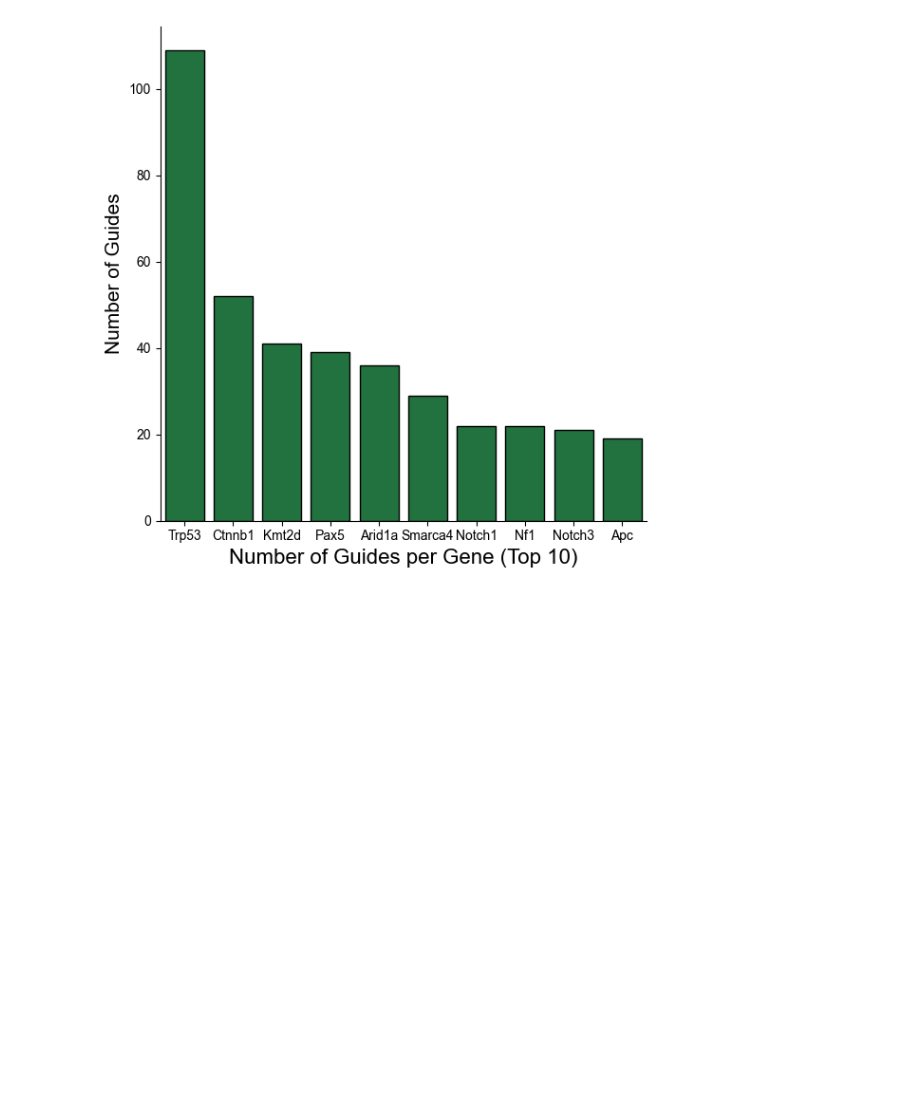
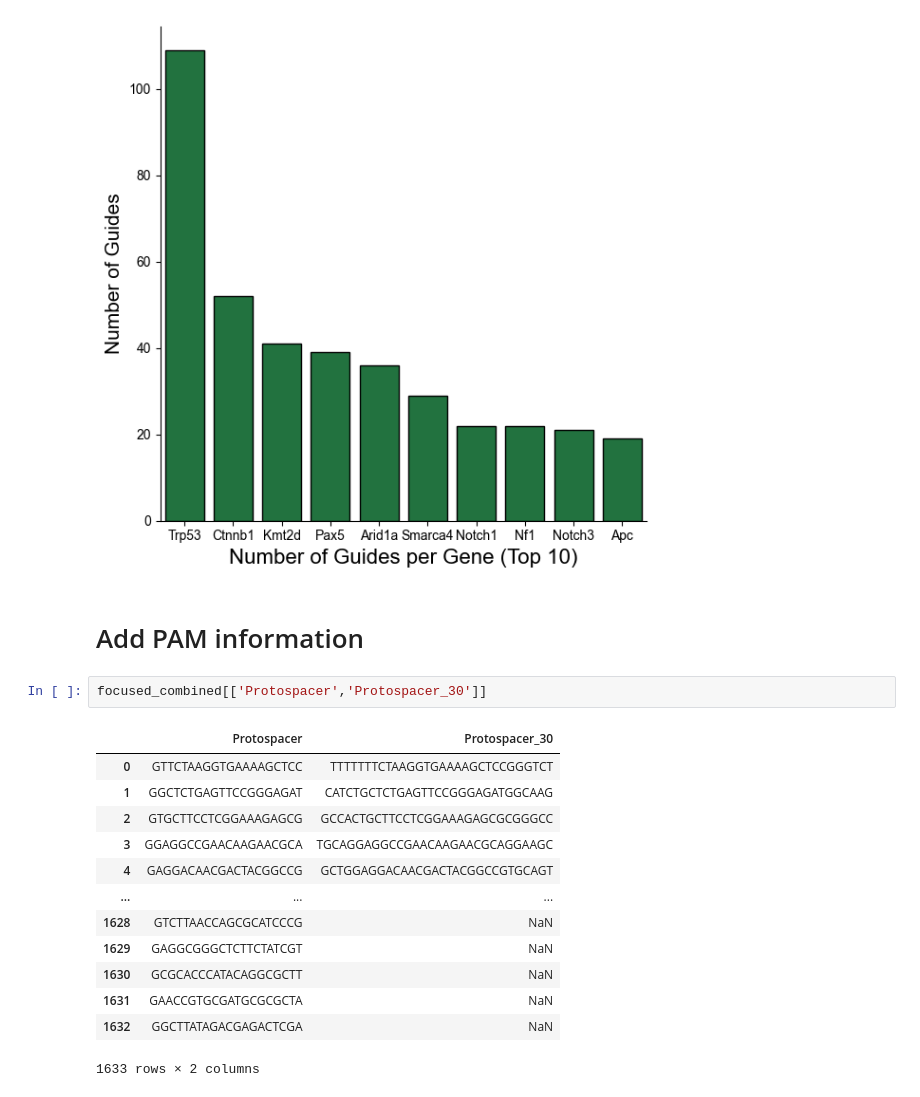
Before and after one commit to kexindon/B-ALL-in-vivo-base-editing, a Jupyter notebook: library-generation/Focused_library_generation.ipynb, the cells around one changed output. Saved outputs shown, nothing was run; the diff lists cells and outputs as text; blank space fills up the shorter version.

```diff
--- a/library-generation/Focused_library_generation.ipynb
+++ b/library-generation/Focused_library_generation.ipynb
@@ -1600,3 +1600,21 @@ plt.tight_layout()
 plt.show()
 # %% [output]
 [figure]
+# %% [markdown]
+# Add PAM information
+# %%
+focused_combined[['Protospacer','Protospacer_30']]
+# %% [output]
+|  | Protospacer | Protospacer_30 |
+| 0 | GTTCTAAGGTGAAAAGCTCC | TTTTTTTCTAAGGTGAAAAGCTCCGGGTCT |
+| 1 | GGCTCTGAGTTCCGGGAGAT | CATCTGCTCTGAGTTCCGGGAGATGGCAAG |
+| 2 | GTGCTTCCTCGGAAAGAGCG | GCCACTGCTTCCTCGGAAAGAGCGCGGGCC |
+| 3 | GGAGGCCGAACAAGAACGCA | TGCAGGAGGCCGAACAAGAACGCAGGAAGC |
+| 4 | GAGGACAACGACTACGGCCG | GCTGGAGGACAACGACTACGGCCGTGCAGT |
+| ... | ... | ... |
+| 1628 | GTCTTAACCAGCGCATCCCG | NaN |
+| 1629 | GAGGCGGGCTCTTCTATCGT | NaN |
+| 1630 | GCGCACCCATACAGGCGCTT | NaN |
+| 1631 | GAACCGTGCGATGCGCGCTA | NaN |
+| 1632 | GGCTTATAGACGAGACTCGA | NaN |
+1633 rows × 2 columns
```
Also changed, not shown: parts of 2 cells of this notebook, 1 other file.
